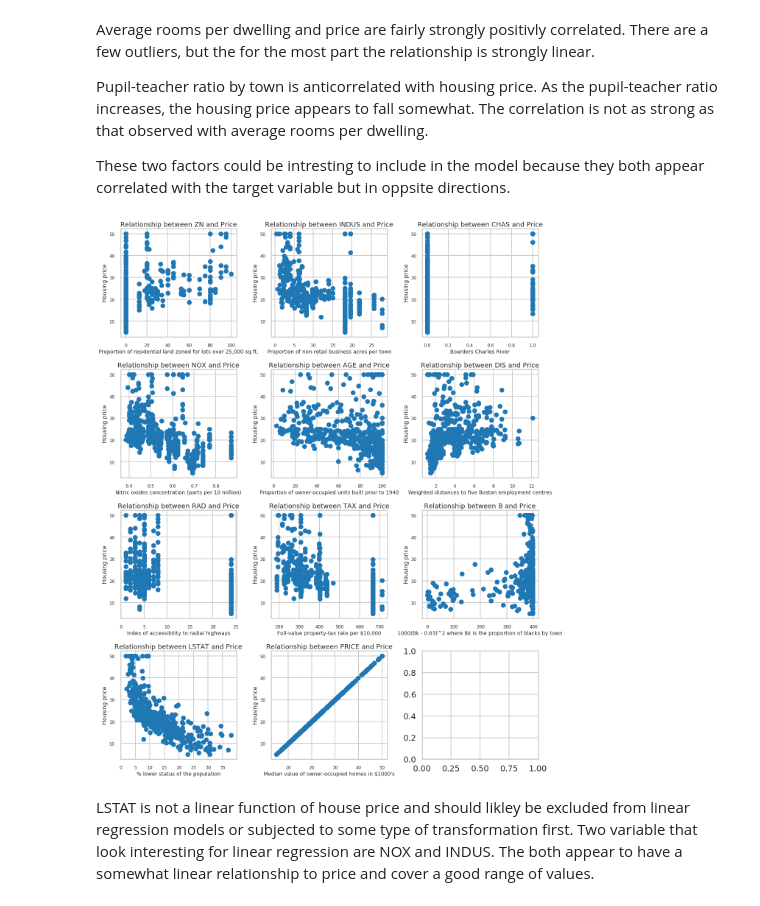
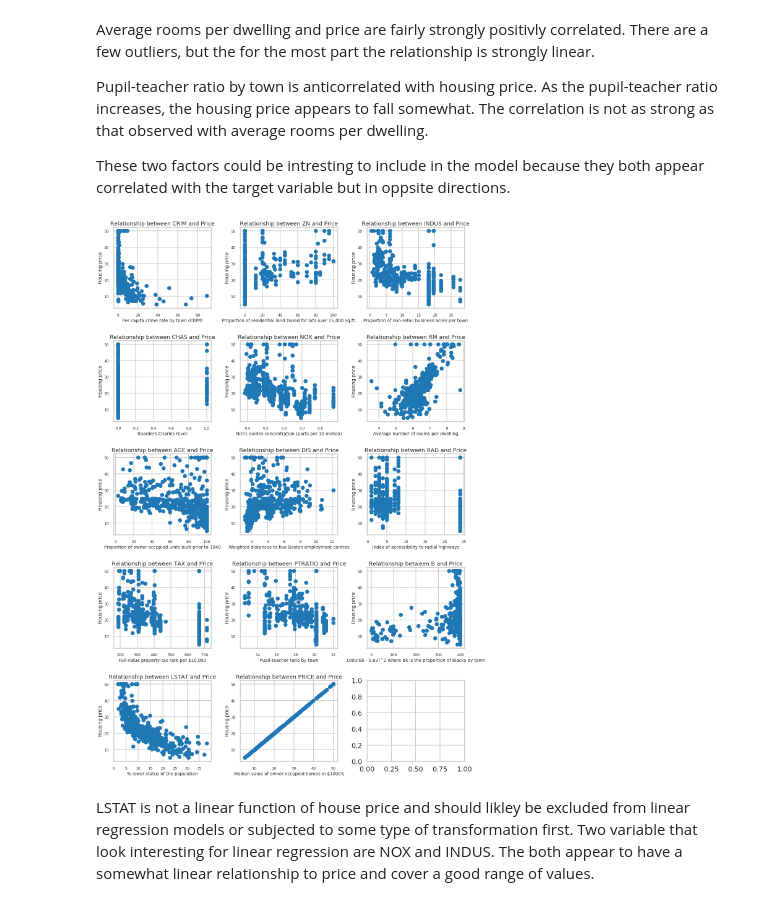
Before and after one commit to gperdrizet/linear_regression, a Jupyter notebook: Mini_Project_Linear_Regression.ipynb, the cells around one changed output. Saved outputs shown, nothing was run; the diff lists cells and outputs as text; code cells hidden in the pictures.

```diff
--- a/Mini_Project_Linear_Regression.ipynb
+++ b/Mini_Project_Linear_Regression.ipynb
@@ -317,107 +313,106 @@ Pupil-teacher ratio by town is anticorrelated with housing price. As the pupil-t
 These two factors could be intresting to include in the model because they both appear correlated with the target variable but in oppsite directions.
 # %%
 # your turn: create some other scatter plots
-
-from matplotlib.ticker import FormatStrFormatter
 
 left  = 0.125  # the left side of the subplots of the figure
 right = 0.65   # the right side of the subplots of the figure
 bottom = 0.1   # the bottom of the subplots of the figure
 top = 0.9      # the top of the subplots of the figure
 wspace = 0.3   # the amount of width reserved for blank space between subplots
-hspace = 0.3   # the amount of height reserved for white space between subplots
+hspace = 0.4   # the amount of height reserved for white space between subplots
 
-fig_rows = 4
+fig_rows = 5
 fig_cols = 3
-plot_height = 25
+plot_height = 30
 plot_width = 30
 
 plot_locations = [
     (0,0),(0,1),(0,2),
     (1,0),(1,1),(1,2),
     (2,0),(2,1),(2,2),
-    (3,0),(3,1)
+    (3,0),(3,1),(3,2),
+    (4,0),(4,1)
 ]
 
 plot_titles = [
-    #'Relationship between CRIM and Price',   # per capita crime rate by town
+    'Relationship between CRIM and Price',    # per capita crime rate by town
     'Relationship between ZN and Price',      # proportion of residential land zoned for lots over 25,000 sq.ft.
     'Relationship between INDUS and Price',   # proportion of non-retail business acres per town
     'Relationship between CHAS and Price',    # Charles River dummy variable (= 1 if tract bounds river; 0 otherwise)
     'Relationship between NOX and Price',     # nitric oxides concentration (parts per 10 million)
-    #'Relationship between RM and Price',     # average number of rooms per dwelling
+    'Relationship between RM and Price',      # average number of rooms per dwelling
     'Relationship between AGE and Price',     # proportion of owner-occupied units built prior to 1940
     'Relationship between DIS and Price',     # weighted distances to five Boston employment centres
     'Relationship between RAD and Price',     # index of accessibility to radial highways
     'Relationship between TAX and Price',     # full-value property-tax rate per $10,000
-    #'Relationship between PTRATIO and Price',# pupil-teacher ratio by town
+    'Relationship between PTRATIO and Price', # pupil-teacher ratio by town
     'Relationship between B and Price',       # 1000(Bk - 0.63)^2 where Bk is the proportion of blacks by town
     'Relationship between LSTAT and Price',   # % lower status of the population
-    'Relationship between PRICE and Price'     # Median value of owner-occupied homes in $1000's
+    'Relationship between PRICE and Price'    # Median value of owner-occupied homes in $10,000's
 ]
 
 data_types = [
-    #'CRIM',   # per capita crime rate by town
+    'CRIM',    # per capita crime rate by town
     'ZN',      # proportion of residential land zoned for lots over 25,000 sq.ft.
     'INDUS',   # proportion of non-retail business acres per town
     'CHAS',    # Charles River dummy variable (= 1 if tract bounds river; 0 otherwise)
     'NOX',     # nitric oxides concentration (parts per 10 million)
-    #'RM',     # average number of rooms per dwelling
+    'RM',      # average number of rooms per dwelling
     'AGE',     # proportion of owner-occupied units built prior to 1940
     'DIS',     # weighted distances to five Boston employment centres
     'RAD',     # index of accessibility to radial highways
     'TAX',     # full-value property-tax rate per $10,000
-    #'PTRATIO',# pupil-teacher ratio by town
+    'PTRATIO', # pupil-teacher ratio by town
     'B',       # 1000(Bk - 0.63)^2 where Bk is the proportion of blacks by town
     'LSTAT',   # % lower status of the population
-    'PRICE',    # Median value of owner-occupied homes in $1000's
+    'PRICE',   # Median value of owner-occupied homes in $10,000's
 ]
 
 variable_labels = [
-    #'Per capita crime rate by town (CRIM)',
+    'Per capita crime rate by town (CRIM)',
     'Proportion of residential land zoned for lots over 25,000 sq.ft.',
     'Proportion of non-retail business acres per town',
     'Boarders Charles River',
     'Nitric oxides concentration (parts per 10 million)',
-    #'Average number of rooms per dwelling',
+    'Average number of rooms per dwelling',
     'Proportion of owner-occupied units built prior to 1940',
     'Weighted distances to five Boston employment centres',
     'Index of accessibility to radial highways',
     'Full-value property-tax rate per $10,000',
-    #'Pupil-teacher ratio by town',
+    'Pupil-teacher ratio by town',
     '1000(Bk - 0.63)^2 where Bk is the proportion of blacks by town',
     '% lower status of the population',
     'Median value of owner-occupied homes in $1000\'s'
 ]
 
 def scatterplot(plot_location, xdata, ydata, title, xlabel, ylabel):
 
     ax[plot_location].plot(xdata, ydata, 'o')
     ax[plot_location].tick_params(labelsize=12)
     ax[plot_location].set_title(title, fontsize=18)
     ax[plot_location].set_xlabel(xlabel, fontsize=14)
     #ax[plot_location].set_xticks([])
     ax[plot_location].set_ylabel(ylabel, fontsize=15)
     ax[plot_location].yaxis.set_major_formatter(FormatStrFormatter('%.0f'))
     #ax[plot_location].set_ylim([-0.05,0.125])
 
     return ax
 
 xlabels = variable_labels
 ylabels = ['Housing price'] * len(xlabels)
 
 fig, ax = plt.subplots(fig_rows, fig_cols, figsize=(plot_width, plot_height))
 fig.subplots_adjust(left=left, bottom=bottom, right=right, top=top, wspace=wspace, hspace=hspace)
 
 ydata = bos.PRICE
 
 for i in range(len(plot_locations)):
     xdata = bos[data_types[i]]
     ax[plot_locations[i]] = scatterplot(plot_locations[i], xdata, ydata, plot_titles[i], xlabels[i], ylabels[i])
 
 plt.show()
 # %% [output]
-[figure, old version]
+[figure, new version]
 # %% [markdown]
 LSTAT is not a linear function of house price and should likley be excluded from linear regression models or subjected to some type of transformation first.
 Two variable that look interesting for linear regression are NOX and INDUS. The both appear to have a somewhat linear relationship to price and cover a good range of values.
```
Also changed, not shown: parts of 37 cells of this notebook.
